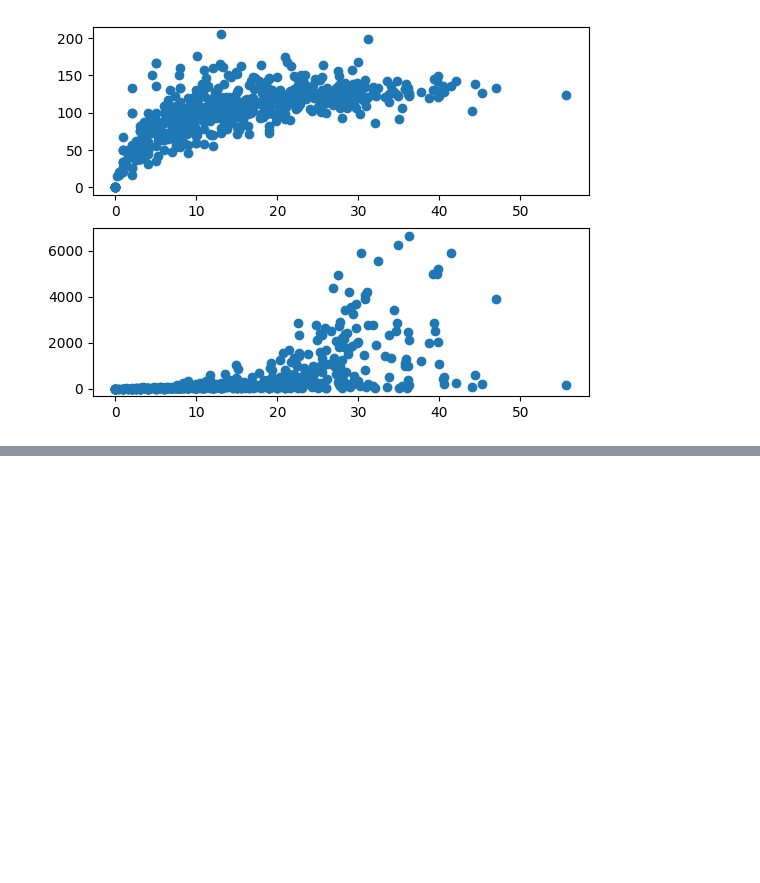
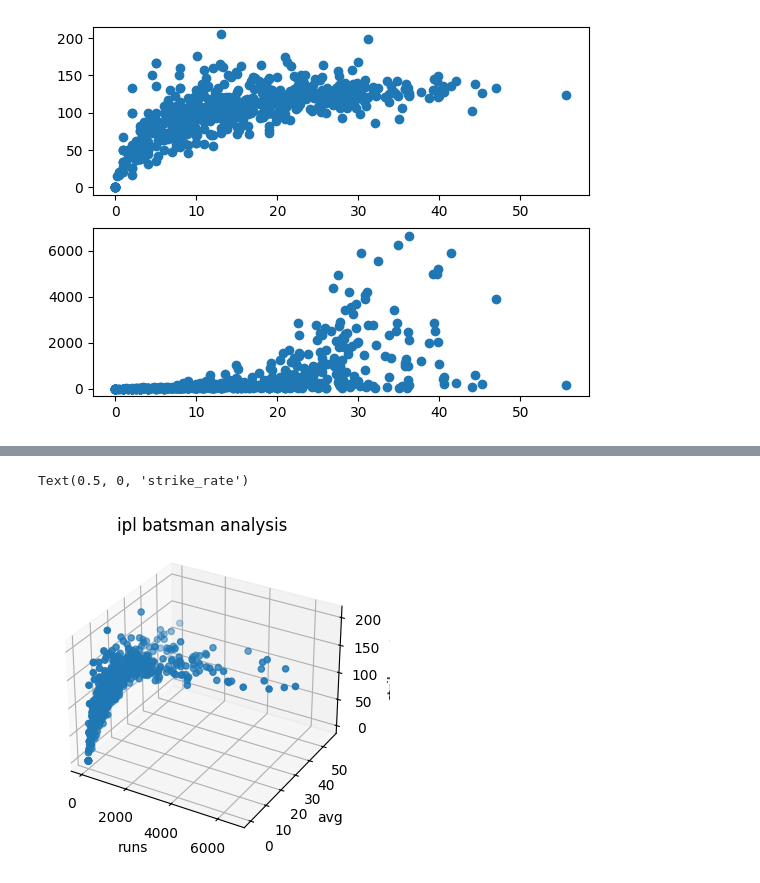
Before and after one commit to meetsudra11/python_sql, a Jupyter notebook: Matplotlib/advancematplot.ipynb, the cells around one changed output, grey strips where cells are left out. Drawn from its saved outputs; the diff is of its cells as text; code cells hidden in the pictures; blank space fills up the shorter version.

```diff
--- a/Matplotlib/advancematplot.ipynb
+++ b/Matplotlib/advancematplot.ipynb
@@ -156,0 +167,14 @@ ax2.scatter(bat['avg'],bat['runs'])
+# %%
+bat.columns
+
+fig = plt.figure(figsize=(10,4))
+ax = plt.subplot(projection='3d')
+
+ax.scatter3D(bat['runs'],bat['avg'],bat['strike_rate'])
+ax.set_title('ipl batsman analysis')
+ax.set_xlabel('runs')
+ax.set_ylabel('avg')
+ax.set_zlabel('strike_rate')
+# %% [output]
+Text(0.5, 0, 'strike_rate')
+[figure, added]
```
Also changed, not shown: parts of 5 cells of this notebook.
